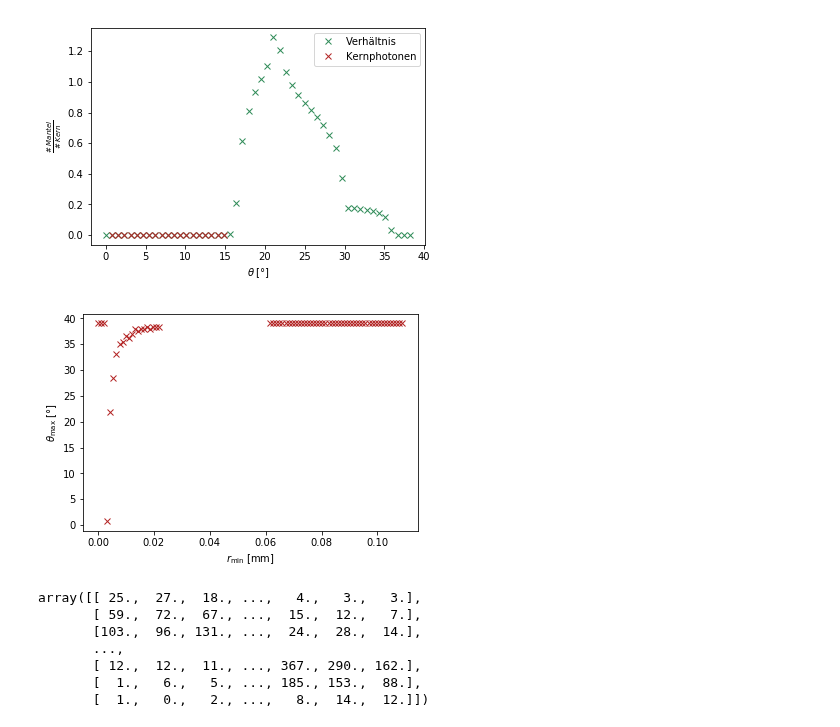
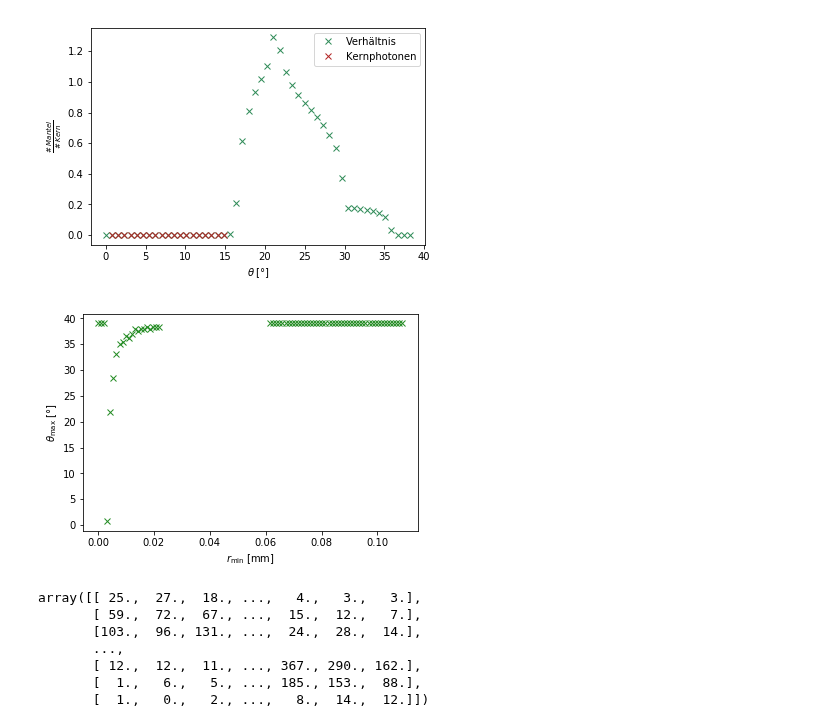
Before and after one commit to Ninilini/FP_Teilchen, a Jupyter notebook: Szintillierende_Fasern/plots/Auswertung_Simu.ipynb, the cells around one changed output. Cells and saved outputs as stored; diff of their text form; code cells hidden in the pictures.

```diff
--- a/Szintillierende_Fasern/plots/Auswertung_Simu.ipynb
+++ b/Szintillierende_Fasern/plots/Auswertung_Simu.ipynb
@@ -56,20 +56,20 @@ data['theta']= np.arccos(data['px_start'])
 data_clad['theta']= np.arccos(data_clad['px_start'])
 
 plt.subplot(1,2,1)
-array_m, bins_m, patches_m = plt.hist(data_clad['theta']*(360/2/np.pi), bins = 50, color ='mediumpurple')
+array_m, bins_m, patches_m = plt.hist(data_clad['theta']*(360/2/np.pi), bins = 50, color ='forestgreen', alpha = 0.7)
 plt.title(r'Mantelphotonen')
 plt.xlabel(r'$\theta\;$[°]')
 plt.ylabel(r'Anzahl')
 plt.yscale('log')
 
 plt.subplot(1,2,2)
-array_c, bins_c, patches_c = plt.hist(data['theta']*(360/2/np.pi), bins = 50, color = 'mediumpurple')
+array_c, bins_c, patches_c = plt.hist(data['theta']*(360/2/np.pi), bins = 50, color = 'forestgreen', alpha = 0.7)
 plt.title(r'Kernphotonen')
 plt.xlabel(r'$\theta\;$[°]')
 plt.yscale('log')
 
 plt.subplots_adjust(wspace = 0.5)
-plt.savefig('../plots/Simulation/theta_sim.pdf')
+plt.savefig('../plots/theta_sim.pdf')
 
 #Winkel_Mantel = array_m[np.argmax(bins_m)]
 #print(Winkel_Mantel)
@@ -221,12 +221,12 @@ for i in range(0, len(r_min_r)-1):
             break
 # %%
 #------ Plot der maximalen Winkel in Abhängigkeit von r_min----------
-plt.plot(r_min_max, theta_max, color = 'firebrick', marker = 'x', linestyle = '')
+plt.plot(r_min_max, theta_max, color = 'forestgreen', marker = 'x', linestyle = '')
 plt.xlabel(r'$r_\mathrm{min}\;$[mm]')
 plt.ylabel(r'$\theta_\mathrm{max}\;$[°]')
-plt.savefig('../plots/Simulation/theta_max_sim.pdf')
+plt.savefig('../plots/theta_max_sim.pdf')
 # %% [output]
-[figure, old version]
+[figure, new version]
 # %%
 matrix_r
 # %% [output]
```
Also changed, not shown: parts of 10 cells of this notebook, 2 other files.
